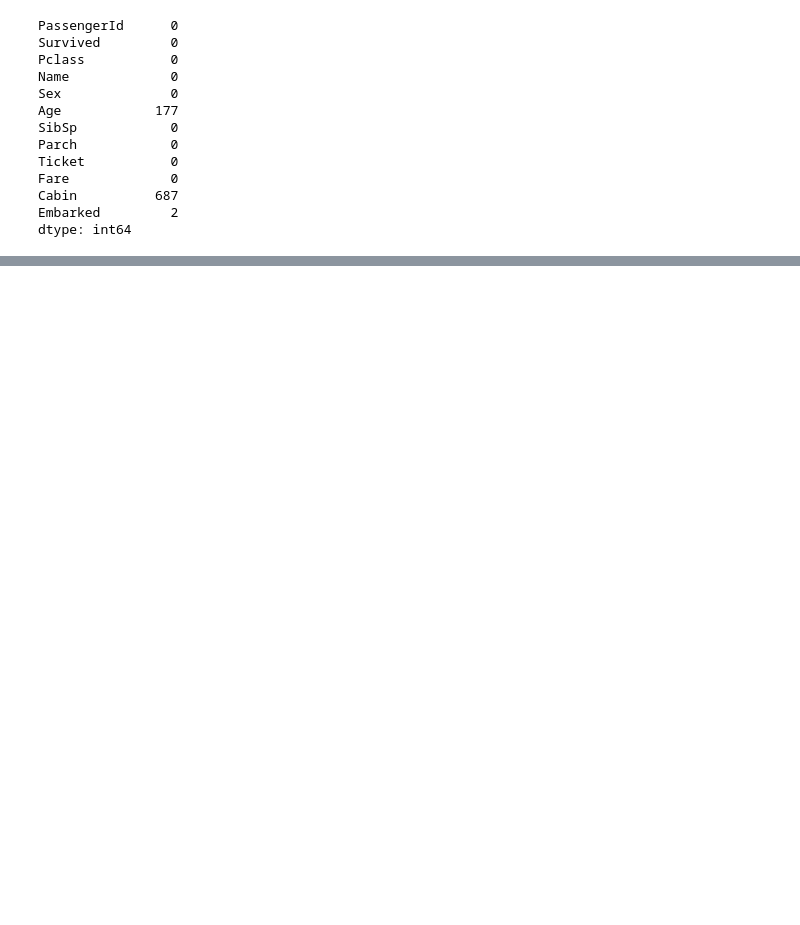
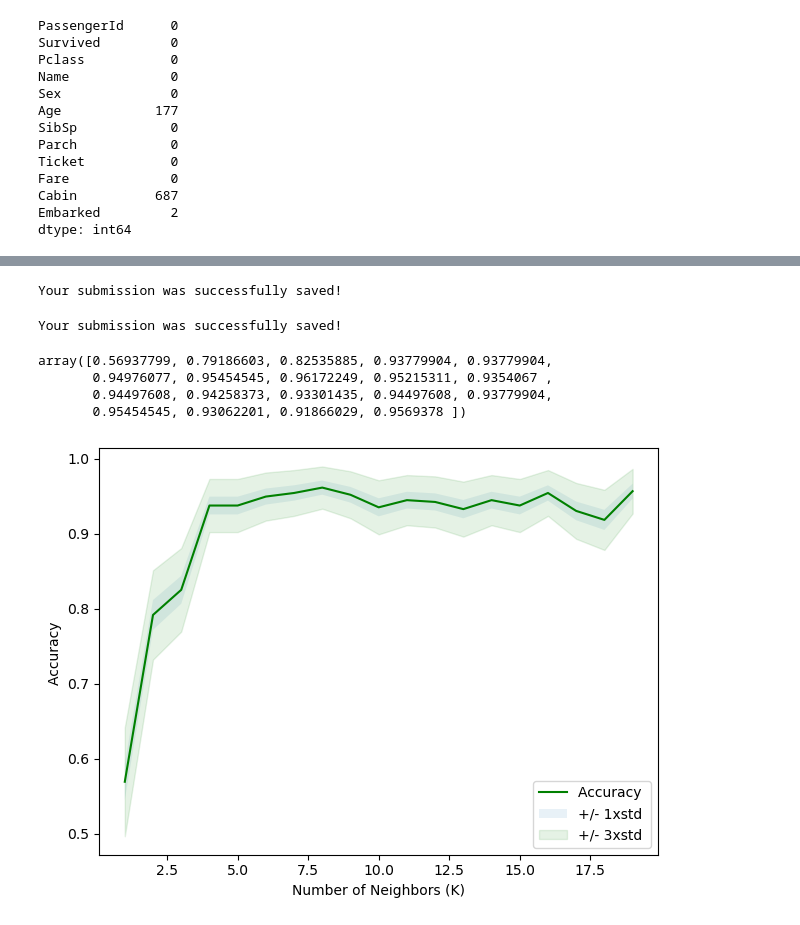
Before and after one commit to jlang62/machine-learning-exercises, a Jupyter notebook: kaggle/Titanic1.ipynb, the cells around one changed output, grey strips where cells are left out. Saved outputs shown, nothing was run; the diff lists cells and outputs as text; code cells hidden in the pictures; blank space fills up the shorter version.

```diff
--- a/kaggle/Titanic1.ipynb
+++ b/kaggle/Titanic1.ipynb
@@ -43,0 +38,3 @@ X_test = test_data.drop(['PassengerId', 'Name', 'Age', 'Ticket', 'Cabin', 'Embar
+# %%
+# Fill missing values with mean column values in the train set
+train_data.fillna(train_data.mean(), inplace=True)
@@ -80,6 +79,0 @@ array([[3, 1, 1, 0, 7.25],
-# %%
-# write your code here
-k = 5
-#Train Model and Predict
-neigh = KNeighborsClassifier(n_neighbors = k).fit(X_train,y_train)
-neigh
@@ -101,0 +80,61 @@ Name: Survived, dtype: int64
+# %%
+from sklearn.ensemble import RandomForestClassifier
+
+y = train_data["Survived"]
+
+features = ["Pclass", "Sex", "SibSp", "Parch"]
+X = pd.get_dummies(train_data[features])
+X_test = pd.get_dummies(test_data[features])
+
+model = RandomForestClassifier(n_estimators=100, max_depth=5, random_state=1)
+model.fit(X, y)
+predictions = model.predict(X_test)
+
+output = pd.DataFrame({'PassengerId': test_data.PassengerId, 'Survived': predictions})
+output.to_csv('submission.csv', index=False)
+print("Your submission was successfully saved!")
+# %% [output]
+Your submission was successfully saved!
+# %%
+model = KNeighborsClassifier(n_neighbors = 8)
+model.fit(X_train, y_train)
+y_predict = model.predict(X_test)
+
+output = pd.DataFrame({'PassengerId': test_data.PassengerId, 'Survived': y_predict})
+output.to_csv('submission.csv', index=False)
+print("Your submission was successfully saved!")
+# %% [output]
+Your submission was successfully saved!
+# %%
+from sklearn import metrics
+Ks = 20
+mean_acc = np.zeros((Ks-1))
+std_acc = np.zeros((Ks-1))
+
+for n in range(1,Ks):
+
+    #Train Model and Predict
+    neigh = KNeighborsClassifier(n_neighbors = n).fit(X_train,y_train)
+    yhat=neigh.predict(X_test)
+    mean_acc[n-1] = metrics.accuracy_score(y_test, yhat)
+
+
+    std_acc[n-1]=np.std(yhat==y_test)/np.sqrt(yhat.shape[0])
+
+mean_acc
+# %% [output]
+array([0.56937799, 0.79186603, 0.82535885, 0.93779904, 0.93779904,
+       0.94976077, 0.95454545, 0.96172249, 0.95215311, 0.9354067 ,
+       0.94497608, 0.94258373, 0.93301435, 0.94497608, 0.93779904,
+       0.95454545, 0.93062201, 0.91866029, 0.9569378 ])
+# %%
+plt.plot(range(1,Ks),mean_acc,'g')
+plt.fill_between(range(1,Ks),mean_acc - 1 * std_acc,mean_acc + 1 * std_acc, alpha=0.10)
+plt.fill_between(range(1,Ks),mean_acc - 3 * std_acc,mean_acc + 3 * std_acc, alpha=0.10,color="green")
+plt.legend(('Accuracy ', '+/- 1xstd','+/- 3xstd'))
+plt.ylabel('Accuracy ')
+plt.xlabel('Number of Neighbors (K)')
+plt.tight_layout()
+plt.show()
+# %% [output]
+[figure, added]
```
Also changed, not shown: parts of 10 cells of this notebook, 1 other file.
